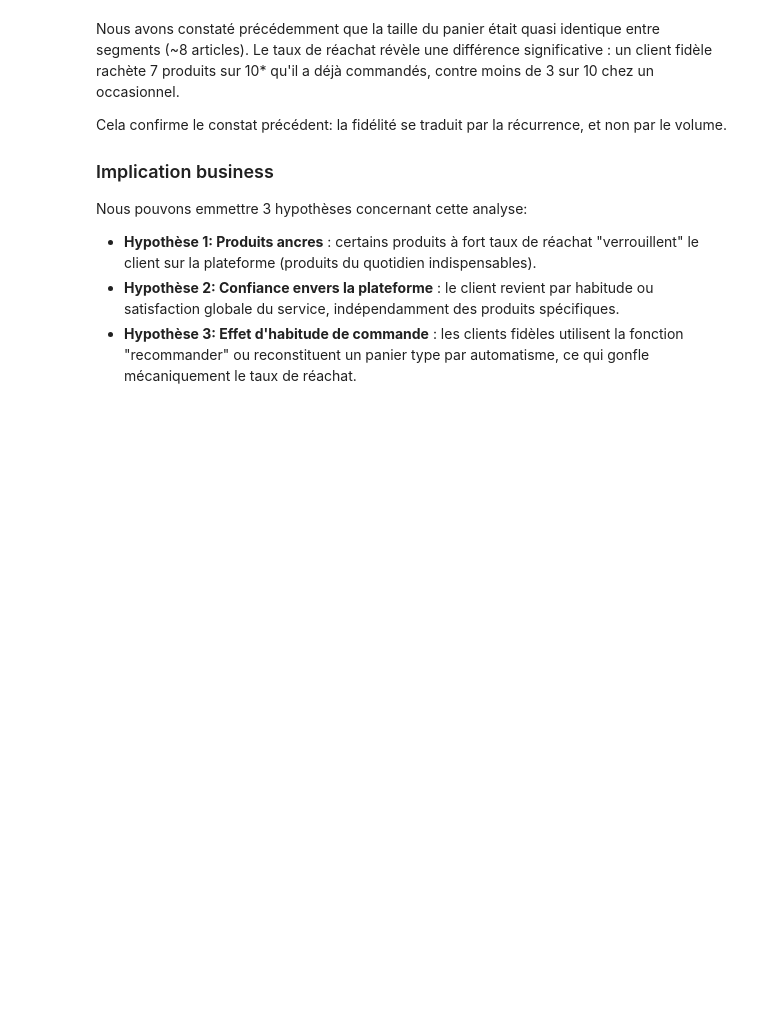
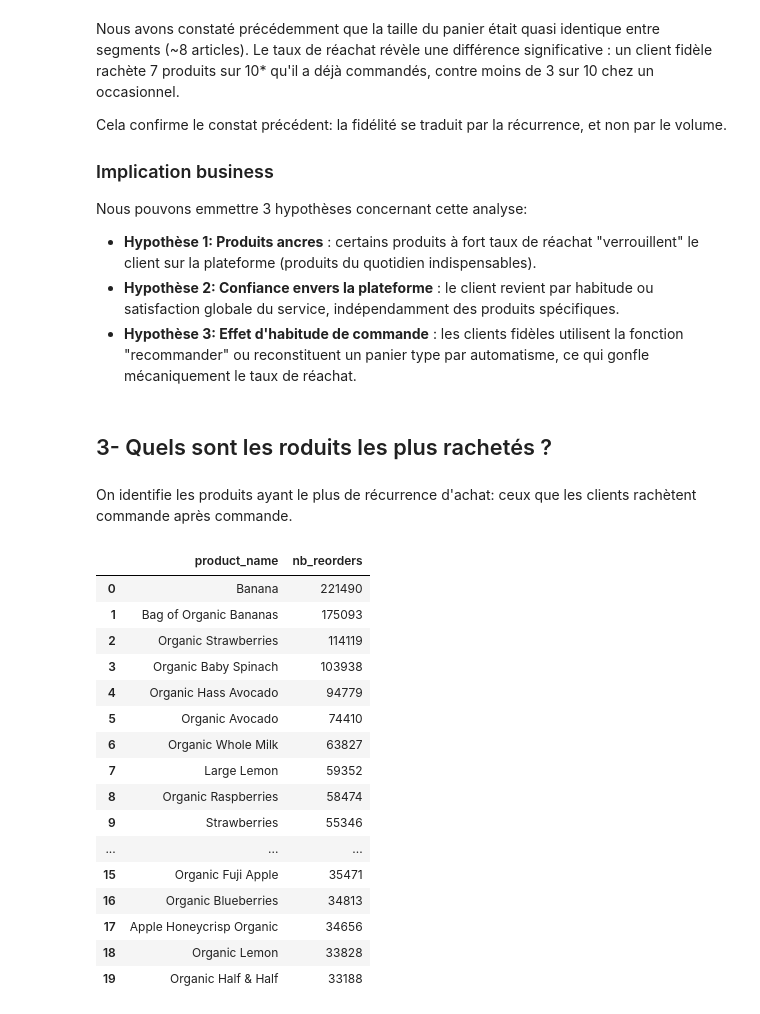
Before and after one commit to aurore204/Grocery-EDA-Reorder-Prediction, a Jupyter notebook: notebooks/03_behavior_evolution.ipynb, the cells around one changed output. Drawn from its saved outputs; the diff is of its cells as text; code cells hidden in the pictures; blank space fills up the shorter version.

```diff
--- a/notebooks/03_behavior_evolution.ipynb
+++ b/notebooks/03_behavior_evolution.ipynb
@@ -217,3 +217,35 @@ Nous pouvons emmettre 3 hypothèses concernant cette analyse:
 - **Hypothèse 1: Produits ancres** : certains produits à fort taux de réachat "verrouillent" le client sur la plateforme (produits du quotidien indispensables).
 - **Hypothèse 2: Confiance envers la plateforme** : le client revient par habitude ou satisfaction globale du service, indépendamment des produits spécifiques.
 - **Hypothèse 3: Effet d'habitude de commande** : les clients fidèles utilisent la fonction "recommander" ou reconstituent un panier type par automatisme, ce qui gonfle mécaniquement le taux de réachat.
+# %% [markdown]
+## 3- Quels sont les roduits les plus rachetés ?
+# %% [markdown]
+On identifie les produits ayant le plus de récurrence d'achat: ceux que les clients rachètent commande après commande.
+# %%
+# Top 20 des produits les plus rachetés (en volume)
+top_reordered = (
+    data[data["reordered"] == 1]
+    .groupby("product_name")
+    .size()
+    .nlargest(20)
+    .reset_index(name="nb_reorders")
+)
+top_reordered
+# %% [output]
+|  | product_name | nb_reorders |
+| 0 | Banana | 221490 |
+| 1 | Bag of Organic Bananas | 175093 |
+| 2 | Organic Strawberries | 114119 |
+| 3 | Organic Baby Spinach | 103938 |
+| 4 | Organic Hass Avocado | 94779 |
+| 5 | Organic Avocado | 74410 |
+| 6 | Organic Whole Milk | 63827 |
+| 7 | Large Lemon | 59352 |
+| 8 | Organic Raspberries | 58474 |
+| 9 | Strawberries | 55346 |
+| ... | ... | ... |
+| 15 | Organic Fuji Apple | 35471 |
+| 16 | Organic Blueberries | 34813 |
+| 17 | Apple Honeycrisp Organic | 34656 |
+| 18 | Organic Lemon | 33828 |
+| 19 | Organic Half & Half | 33188 |
```
Also changed, not shown: parts of 4 cells of this notebook, 1 other file.
